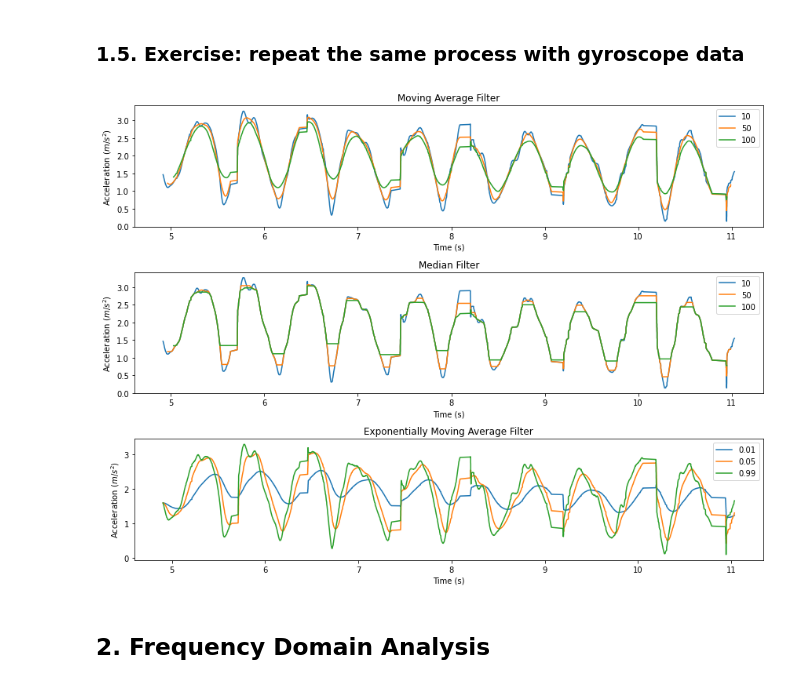
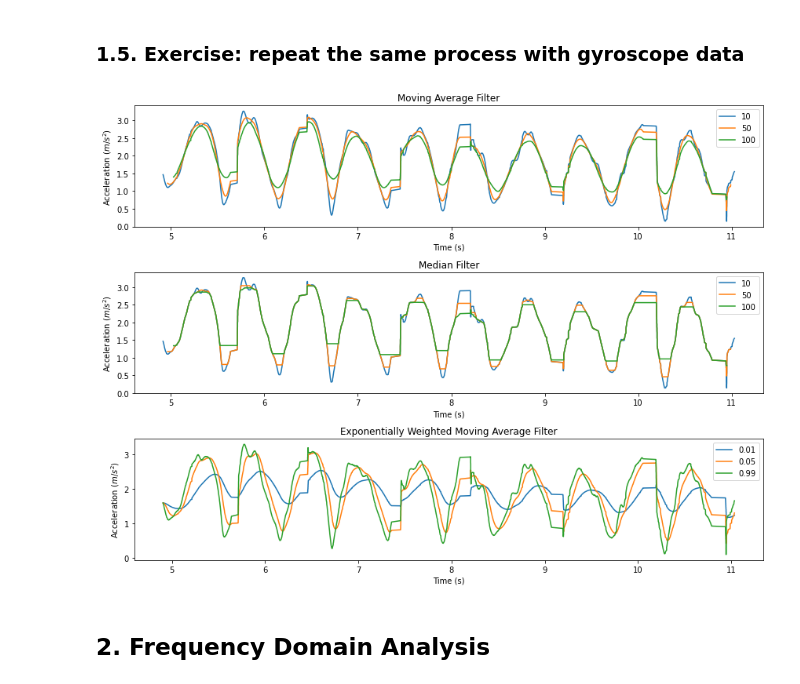
Before and after one commit to snuhcs/time-series-2022, a Jupyter notebook: Solutions/Lecture 5 - Other Analysis Methods.ipynb, the cells around one changed output. Drawn from its saved outputs; the diff is of its cells as text; code cells hidden in the pictures.

Commit message:
Update lecture 5 solution: update figure title

```diff
--- a/Solutions/Lecture 5 - Other Analysis Methods.ipynb
+++ b/Solutions/Lecture 5 - Other Analysis Methods.ipynb
@@ -265,35 +265,35 @@ Y_ewma           = [ewma_filter(Y, alpha)
 
 fig, axes = plt.subplots(3, 1, figsize=(12, 9))
 
 def decorate_ax(ax, title):
     ax.set_title(title)
     ax.set_xlabel('Time (s)')
     ax.set_ylabel('Acceleration ($m/s^2$)')
     ax.legend()
 
 ax = axes[0]
 for window_size, Y_filtered in zip(window_sizes, Y_moving_average):
     filtered_length = Y.shape[0] - (window_size - 1)
     shift = window_size // 2
     ax.plot(X[shift:shift + filtered_length], Y_filtered, label=str(window_size))
 decorate_ax(ax, 'Moving Average Filter')
 
 ax = axes[1]
 for window_size, Y_filtered in zip(window_sizes, Y_median):
     filtered_length = Y.shape[0] - (window_size - 1)
     shift = window_size // 2
     ax.plot(X[shift:shift + filtered_length], Y_filtered, label=str(window_size))
 decorate_ax(ax, 'Median Filter')
 
 ax = axes[2]
 for alpha, Y_filtered in zip(alphas, Y_ewma):
     ax.plot(X, Y_filtered, label=str(alpha))
-decorate_ax(ax, 'Exponentially Moving Average Filter')
+decorate_ax(ax, 'Exponentially Weighted Moving Average Filter')
 
 fig.tight_layout()
 fig.show()
 # %% [output]
-[figure, old version]
+[figure, new version]
 # %% [markdown]
 ## 2. Frequency Domain Analysis
 # %% [markdown]
```
